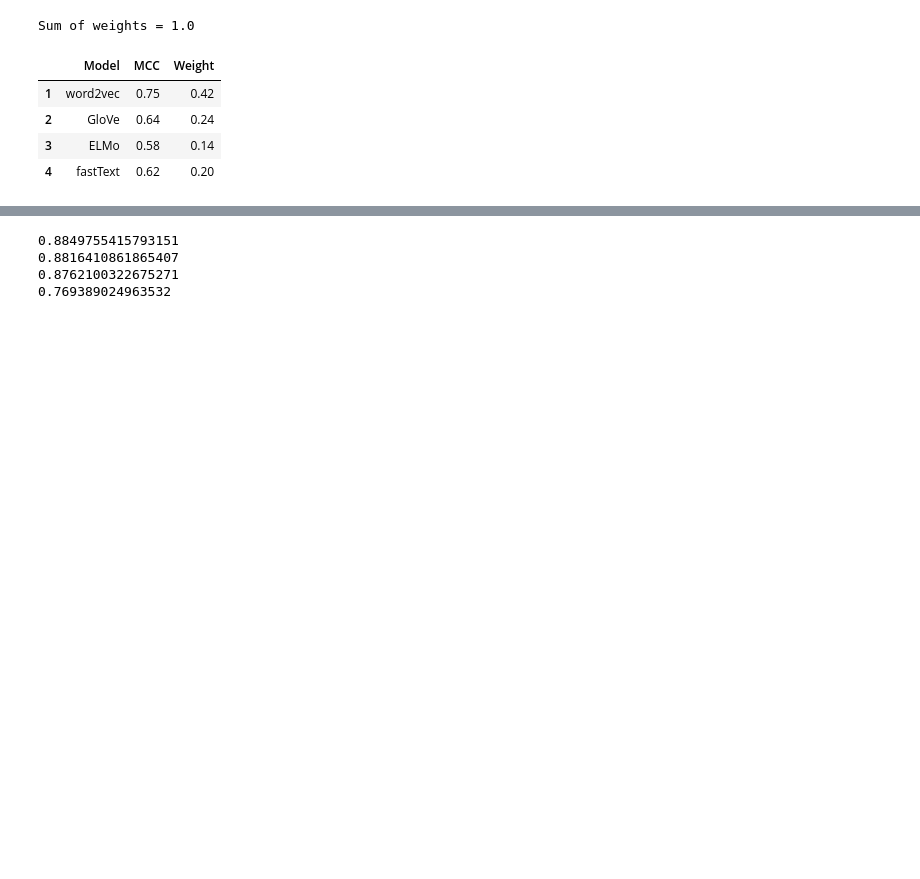
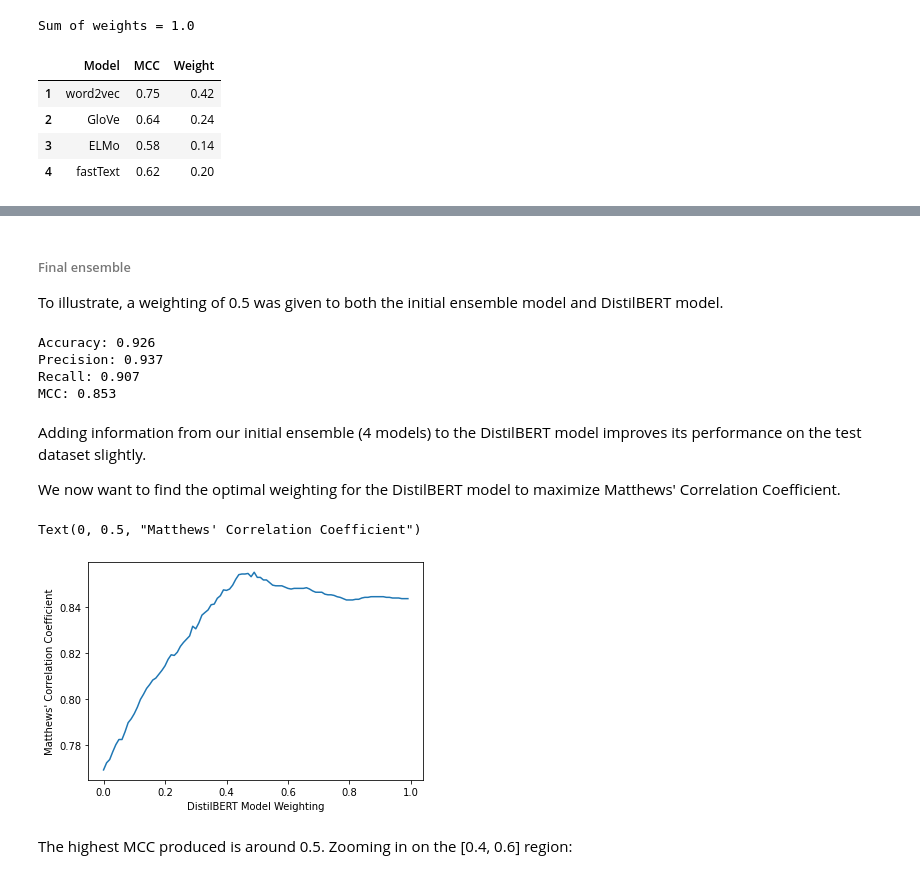
Before and after one commit to sepetab/BLUFF, a Jupyter notebook: analysis.ipynb, the cells around one changed output, grey strips where cells are left out. Drawn from its saved outputs; the diff is of its cells as text; code cells hidden in the pictures; blank space fills up the shorter version.

Commit message:
updated ensemble model and analysis

```diff
--- a/analysis.ipynb
+++ b/analysis.ipynb
@@ -214 +241,5 @@ for model in models[1:]:
+# %% [markdown]
+###### Final ensemble
+
+To illustrate, a weighting of 0.5 was given to both the initial ensemble model and DistilBERT model.
 # %%
@@ -217,11 +250,33 @@ ensemble_predictions = (ensemble_pred_probs > 0.5).astype(int)
 # %%
-print(accuracy_score(target, ensemble_predictions))
-print(precision_score(target, ensemble_predictions))
-print(recall_score(target, ensemble_predictions))
+print(f"Accuracy: {round(accuracy_score(target, ensemble_with_bert_predictions), 3)}")
+print(f"Precision: {round(precision_score(target, ensemble_with_bert_predictions), 3)}")
+print(f"Recall: {round(recall_score(target, ensemble_with_bert_predictions), 3)}")
 
-print(matthews_corrcoef(target, ensemble_predictions))
+print(f"MCC: {round(matthews_corrcoef(target, ensemble_with_bert_predictions), 3)}")
 # %% [output]
-0.8849755415793151
-0.8816410861865407
-0.8762100322675271
-0.769389024963532
+Accuracy: 0.926
+Precision: 0.937
+Recall: 0.907
+MCC: 0.853
+# %% [markdown]
+Adding information from our initial ensemble (4 models) to the DistilBERT model improves its performance on the test dataset slightly.
+
+
+We now want to find the optimal weighting for the DistilBERT model to maximize Matthews' Correlation Coefficient.
+# %%
+bert_weight = np.arange(0, 1, 0.01)
+
+mccs = np.zeros_like(bert_weight)
+for i, w in enumerate(bert_weight):
+  e_pred_probs_with_bert = np.add(ensemble_pred_probs *(1 - w), distilbert_pred_prob_1 * w)
+  e_predictions = (e_pred_probs_with_bert > 0.5).astype(int)
+  mccs[i] = matthews_corrcoef(target, e_predictions)
+# %%
+plt.plot(bert_weight, mccs)
+plt.xlabel("DistilBERT Model Weighting")
+plt.ylabel("Matthews' Correlation Coefficient")
+# %% [output]
+Text(0, 0.5, "Matthews' Correlation Coefficient")
+[figure, added]
+# %% [markdown]
+The highest MCC produced is around 0.5. Zooming in on the [0.4, 0.6] region:
```
Also changed, not shown: parts of 18 cells of this notebook.
